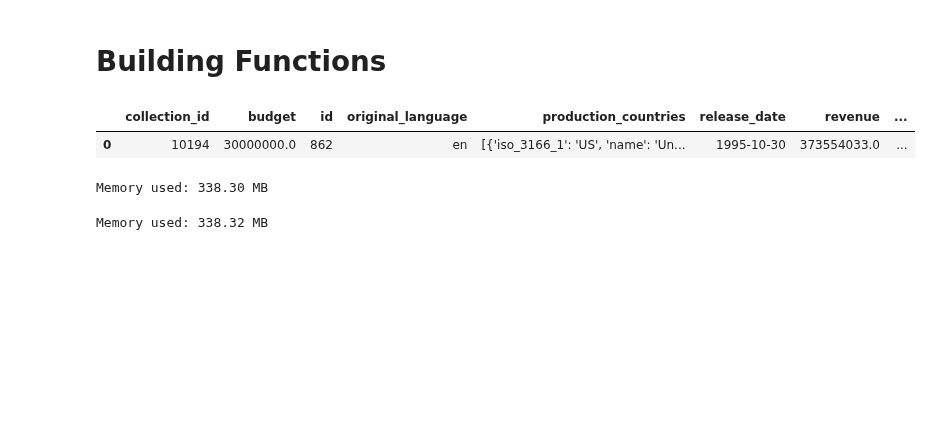
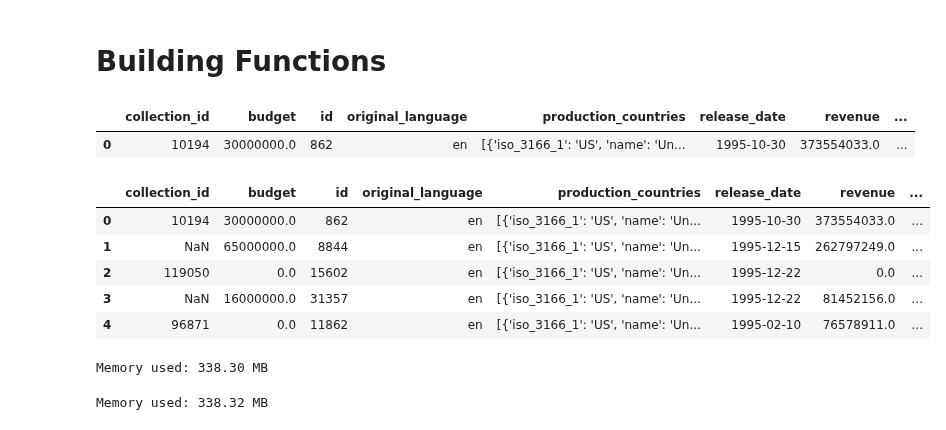
Before and after one commit to someonefrom93/PI_JUL, a Jupyter notebook: etl.ipynb, the cells around one changed output. Drawn from its saved outputs; the diff is of its cells as text; code cells hidden in the pictures; blank space fills up the shorter version.

```diff
--- a/etl.ipynb
+++ b/etl.ipynb
@@ -897,6 +898,15 @@ movies_df.head(1)
 def count_movies_by_original_languages(language: str):
 
     return {"number of movie": movies_df.loc[movies_df["original_language"] == language].shape[0]}
+# %%
+movies_df.head()
+# %% [output]
+|  | collection_id | budget | id | original_language | production_countries | release_date | revenue | ... |
+| 0 | 10194 | 30000000.0 | 862 | en | [{'iso_3166_1': 'US', 'name': 'Un... | 1995-10-30 | 373554033.0 | ... |
+| 1 | NaN | 65000000.0 | 8844 | en | [{'iso_3166_1': 'US', 'name': 'Un... | 1995-12-15 | 262797249.0 | ... |
+| 2 | 119050 | 0.0 | 15602 | en | [{'iso_3166_1': 'US', 'name': 'Un... | 1995-12-22 | 0.0 | ... |
+| 3 | NaN | 16000000.0 | 31357 | en | [{'iso_3166_1': 'US', 'name': 'Un... | 1995-12-22 | 81452156.0 | ... |
+| 4 | 96871 | 0.0 | 11862 | en | [{'iso_3166_1': 'US', 'name': 'Un... | 1995-02-10 | 76578911.0 | ... |
 # %%
 def get_runtime_and_release_year(movie_title: str):
 
```
Also changed, not shown: parts of 4 cells of this notebook, 1 other file.
